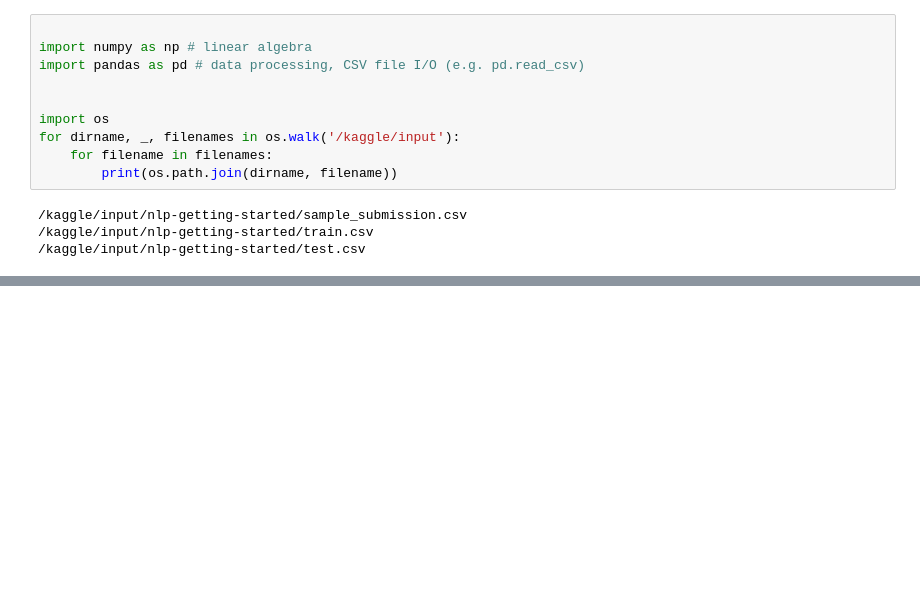
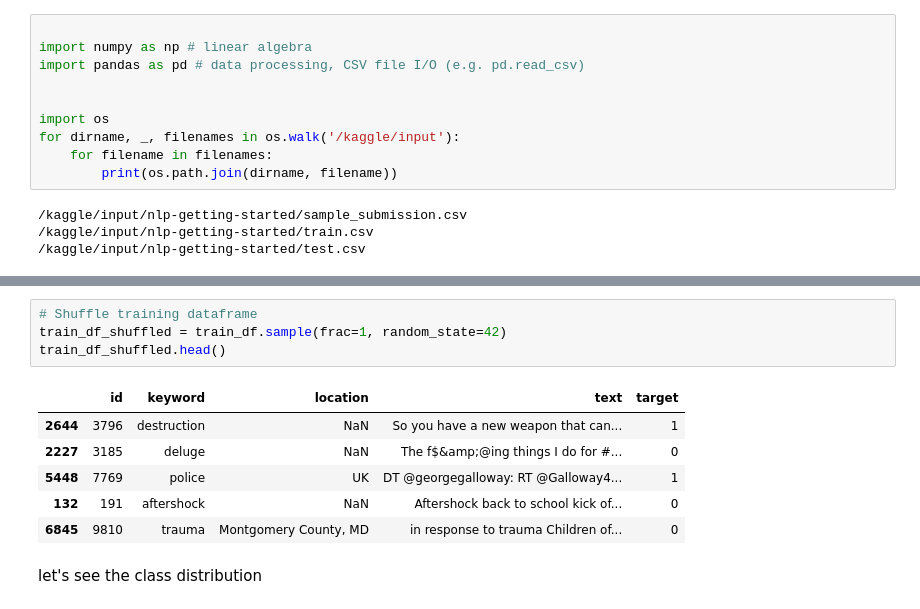
Before and after one commit to nisaral/nlp_practiceground, a Jupyter notebook: nlp-basics.ipynb, the cells around one changed output, grey strips where cells are left out. Saved outputs shown, nothing was run; the diff lists cells and outputs as text; blank space fills up the shorter version.

```diff
--- a/nlp-basics.ipynb
+++ b/nlp-basics.ipynb
@@ -28,0 +60,13 @@ train_df.head()
+# %%
+# Shuffle training dataframe
+train_df_shuffled = train_df.sample(frac=1, random_state=42)
+train_df_shuffled.head()
+# %% [output]
+|  | id | keyword | location | text | target |
+| 2644 | 3796 | destruction | NaN | So you have a new weapon that can... | 1 |
+| 2227 | 3185 | deluge | NaN | The f$&amp;@ing things I do for #... | 0 |
+| 5448 | 7769 | police | UK | DT @georgegalloway: RT @Galloway4... | 1 |
+| 132 | 191 | aftershock | NaN | Aftershock back to school kick of... | 0 |
+| 6845 | 9810 | trauma | Montgomery County, MD | in response to trauma Children of... | 0 |
+# %% [markdown]
+let's see the class distribution
```
Also changed, not shown: parts of 23 cells of this notebook.
